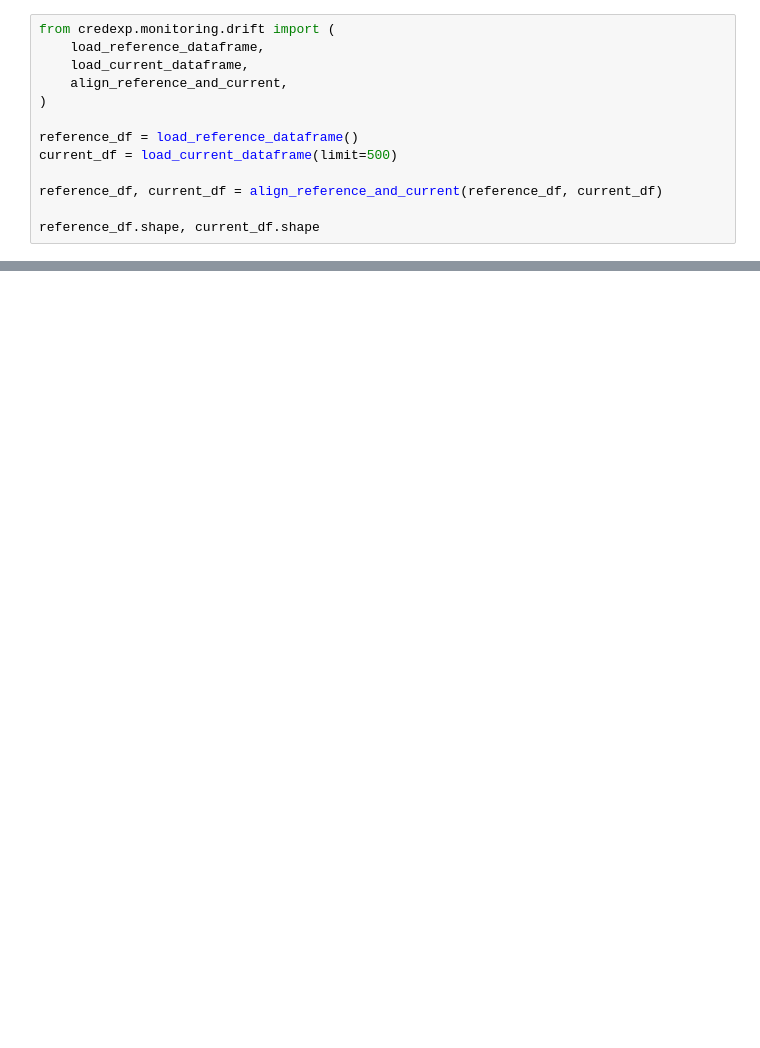
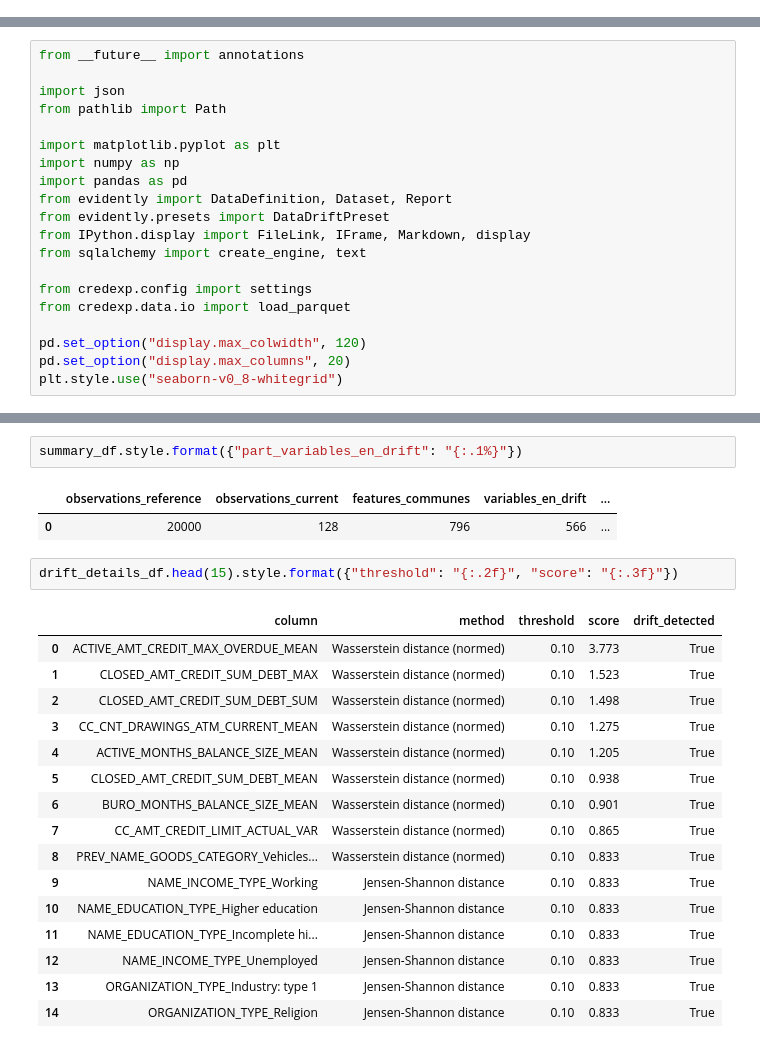
Before and after one commit to BenoitJT-GIRARD/credit-scoring-mlops, a Jupyter notebook: notebooks/06_drift_monitoring.ipynb, the cells around one changed output, grey strips where cells are left out. Saved outputs shown, nothing was run; the diff lists cells and outputs as text; blank space fills up the shorter version.

```diff
--- a/notebooks/06_drift_monitoring.ipynb
+++ b/notebooks/06_drift_monitoring.ipynb
@@ -49,13 +0,0 @@ Nous utilisons deux sources :
-# %%
-from credexp.monitoring.drift import (
-    load_reference_dataframe,
-    load_current_dataframe,
-    align_reference_and_current,
-)
-
-reference_df = load_reference_dataframe()
-current_df = load_current_dataframe(limit=500)
-
-reference_df, current_df = align_reference_and_current(reference_df, current_df)
-
-reference_df.shape, current_df.shape
@@ -212,0 +10,20 @@ Ce module de monitoring permet de :
+# %%
+from __future__ import annotations
+
+import json
+from pathlib import Path
+
+import matplotlib.pyplot as plt
+import numpy as np
+import pandas as pd
+from evidently import DataDefinition, Dataset, Report
+from evidently.presets import DataDriftPreset
+from IPython.display import FileLink, IFrame, Markdown, display
+from sqlalchemy import create_engine, text
+
+from credexp.config import settings
+from credexp.data.io import load_parquet
+
+pd.set_option("display.max_colwidth", 120)
+pd.set_option("display.max_columns", 20)
+plt.style.use("seaborn-v0_8-whitegrid")
@@ -212,0 +304,24 @@ Ce module de monitoring permet de :
+# %%
+summary_df.style.format({"part_variables_en_drift": "{:.1%}"})
+# %% [output]
+|  | observations_reference | observations_current | features_communes | variables_en_drift | ... |
+| 0 | 20000 | 128 | 796 | 566 | ... |
+# %%
+drift_details_df.head(15).style.format({"threshold": "{:.2f}", "score": "{:.3f}"})
+# %% [output]
+|  | column | method | threshold | score | drift_detected |
+| 0 | ACTIVE_AMT_CREDIT_MAX_OVERDUE_MEAN | Wasserstein distance (normed) | 0.10 | 3.773 | True |
+| 1 | CLOSED_AMT_CREDIT_SUM_DEBT_MAX | Wasserstein distance (normed) | 0.10 | 1.523 | True |
+| 2 | CLOSED_AMT_CREDIT_SUM_DEBT_SUM | Wasserstein distance (normed) | 0.10 | 1.498 | True |
+| 3 | CC_CNT_DRAWINGS_ATM_CURRENT_MEAN | Wasserstein distance (normed) | 0.10 | 1.275 | True |
+| 4 | ACTIVE_MONTHS_BALANCE_SIZE_MEAN | Wasserstein distance (normed) | 0.10 | 1.205 | True |
+| 5 | CLOSED_AMT_CREDIT_SUM_DEBT_MEAN | Wasserstein distance (normed) | 0.10 | 0.938 | True |
+| 6 | BURO_MONTHS_BALANCE_SIZE_MEAN | Wasserstein distance (normed) | 0.10 | 0.901 | True |
+| 7 | CC_AMT_CREDIT_LIMIT_ACTUAL_VAR | Wasserstein distance (normed) | 0.10 | 0.865 | True |
+| 8 | PREV_NAME_GOODS_CATEGORY_Vehicles... | Wasserstein distance (normed) | 0.10 | 0.833 | True |
+| 9 | NAME_INCOME_TYPE_Working | Jensen-Shannon distance | 0.10 | 0.833 | True |
+| 10 | NAME_EDUCATION_TYPE_Higher education | Jensen-Shannon distance | 0.10 | 0.833 | True |
+| 11 | NAME_EDUCATION_TYPE_Incomplete hi... | Jensen-Shannon distance | 0.10 | 0.833 | True |
+| 12 | NAME_INCOME_TYPE_Unemployed | Jensen-Shannon distance | 0.10 | 0.833 | True |
+| 13 | ORGANIZATION_TYPE_Industry: type 1 | Jensen-Shannon distance | 0.10 | 0.833 | True |
+| 14 | ORGANIZATION_TYPE_Religion | Jensen-Shannon distance | 0.10 | 0.833 | True |
```
Also changed, not shown: parts of 30 cells of this notebook, 7 other files.
